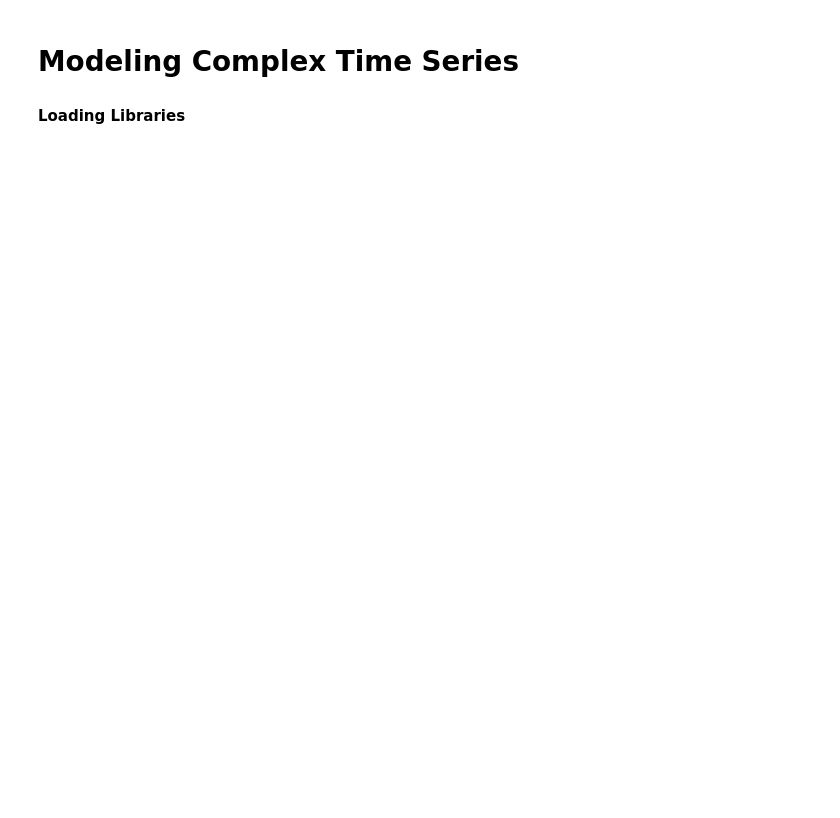
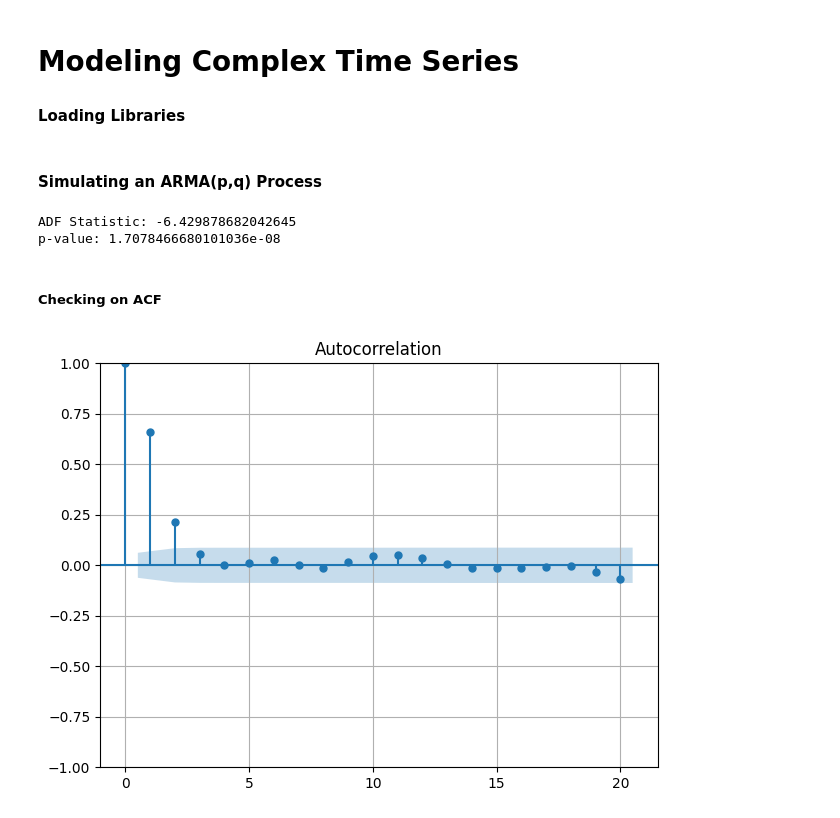
Before and after one commit to joakor89/Time_series_in_python, a Jupyter notebook: chap_6/model_complex_ts.ipynb, the cells around one changed output. Drawn from its saved outputs; the diff is of its cells as text; code cells hidden in the pictures; blank space fills up the shorter version.

```diff
--- a/chap_6/model_complex_ts.ipynb
+++ b/chap_6/model_complex_ts.ipynb
@@ -30,3 +34,32 @@ from itertools import product
 warnings.filterwarnings('ignore')
 # %%
 %matplotlib inline
+# %% [markdown]
+#### Simulating an ARMA(p,q) Process
+# %%
+np.random.seed(42)
+
+# Setting Coefficients
+ar1 = np.array([1, -0.33])
+ma1 = np.array([1, 0.9])
+
+#Appying ARMA
+ARMA_1_1 = ArmaProcess(ar1, ma1).generate_sample(nsample=1000)
+# %%
+# Checking for Stationarity
+ADF_result = adfuller(ARMA_1_1)
+
+print(f'ADF Statistic: {ADF_result[0]}')
+print(f'p-value: {ADF_result[1]}')
+# %% [output]
+ADF Statistic: -6.429878682042645
+p-value: 1.7078466680101036e-08
+# %% [markdown]
+##### Checking on ACF
+# %%
+plot_acf(ARMA_1_1, lags=20);
+
+plt.tight_layout()
+plt.grid(True)
+# %% [output]
+[figure, added]
```
Also changed, not shown: parts of 14 cells of this notebook.
